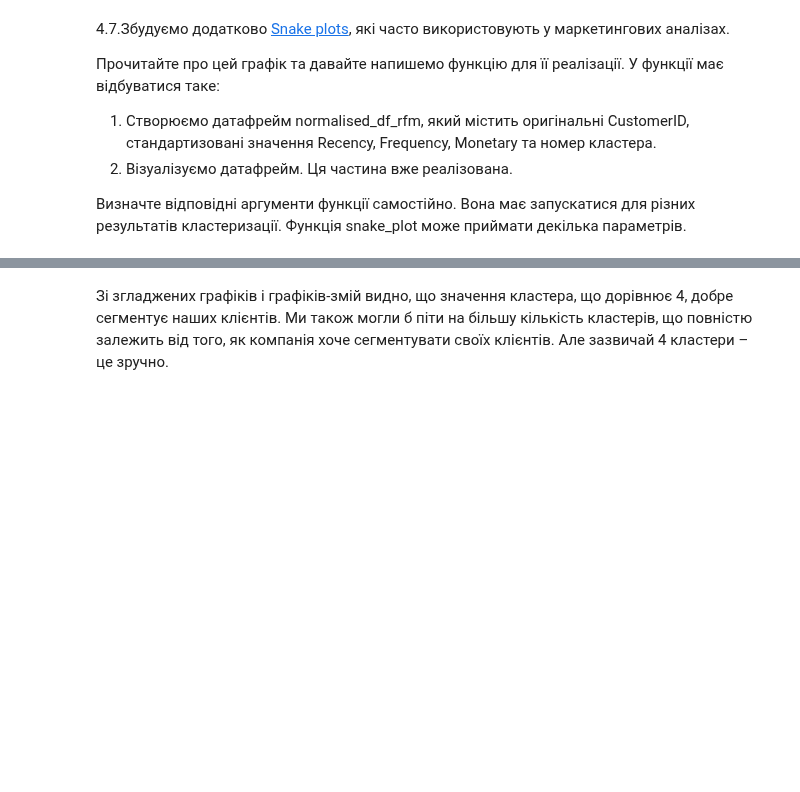
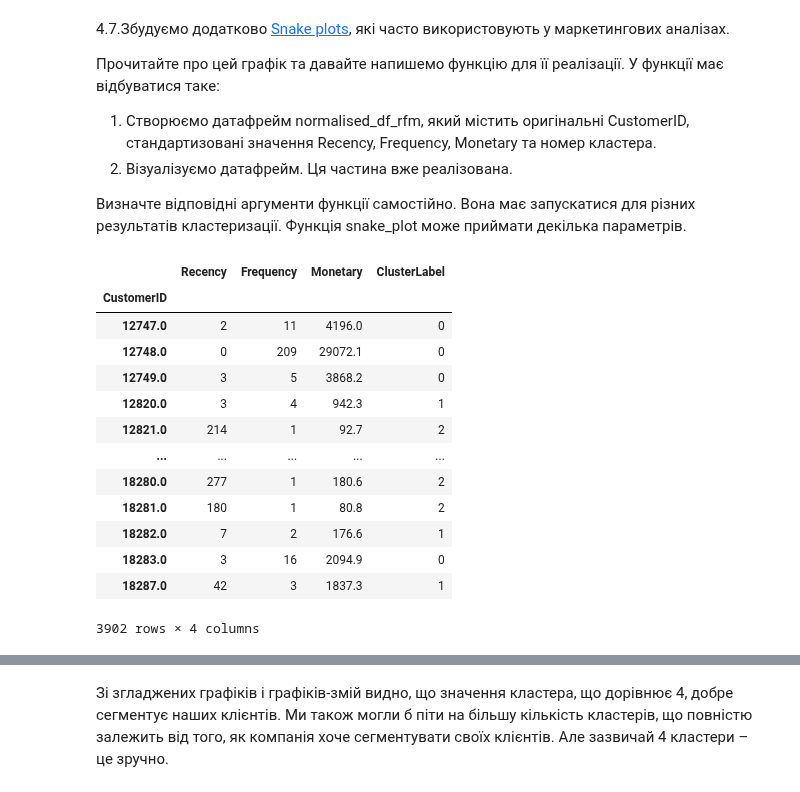
Before and after one commit to dmytrovelychko/rd_ds_python, a Jupyter notebook: hw_6.ipynb, the cells around one changed output, grey strips where cells are left out. Saved outputs shown, nothing was run; the diff lists cells and outputs as text; code cells hidden in the pictures; blank space fills up the shorter version.

```diff
--- a/hw_6.ipynb
+++ b/hw_6.ipynb
@@ -614,4 +618,21 @@ plt.tight_layout()
 
 Визначте відповідні аргументи функції самостійно. Вона має запускатися для різних результатів кластеризації.
 Функція snake_plot може приймати декілька параметрів.
+# %%
+df_rfm_k3
+# %% [output]
+|  | Recency | Frequency | Monetary | ClusterLabel |
+| CustomerID |  |  |  |  |
+| 12747.0 | 2 | 11 | 4196.0 | 0 |
+| 12748.0 | 0 | 209 | 29072.1 | 0 |
+| 12749.0 | 3 | 5 | 3868.2 | 0 |
+| 12820.0 | 3 | 4 | 942.3 | 1 |
+| 12821.0 | 214 | 1 | 92.7 | 2 |
+| ... | ... | ... | ... | ... |
+| 18280.0 | 277 | 1 | 180.6 | 2 |
+| 18281.0 | 180 | 1 | 80.8 | 2 |
+| 18282.0 | 7 | 2 | 176.6 | 1 |
+| 18283.0 | 3 | 16 | 2094.9 | 0 |
+| 18287.0 | 42 | 3 | 1837.3 | 1 |
+3902 rows × 4 columns
 # %%
```
Also changed, not shown: parts of 8 cells of this notebook.
